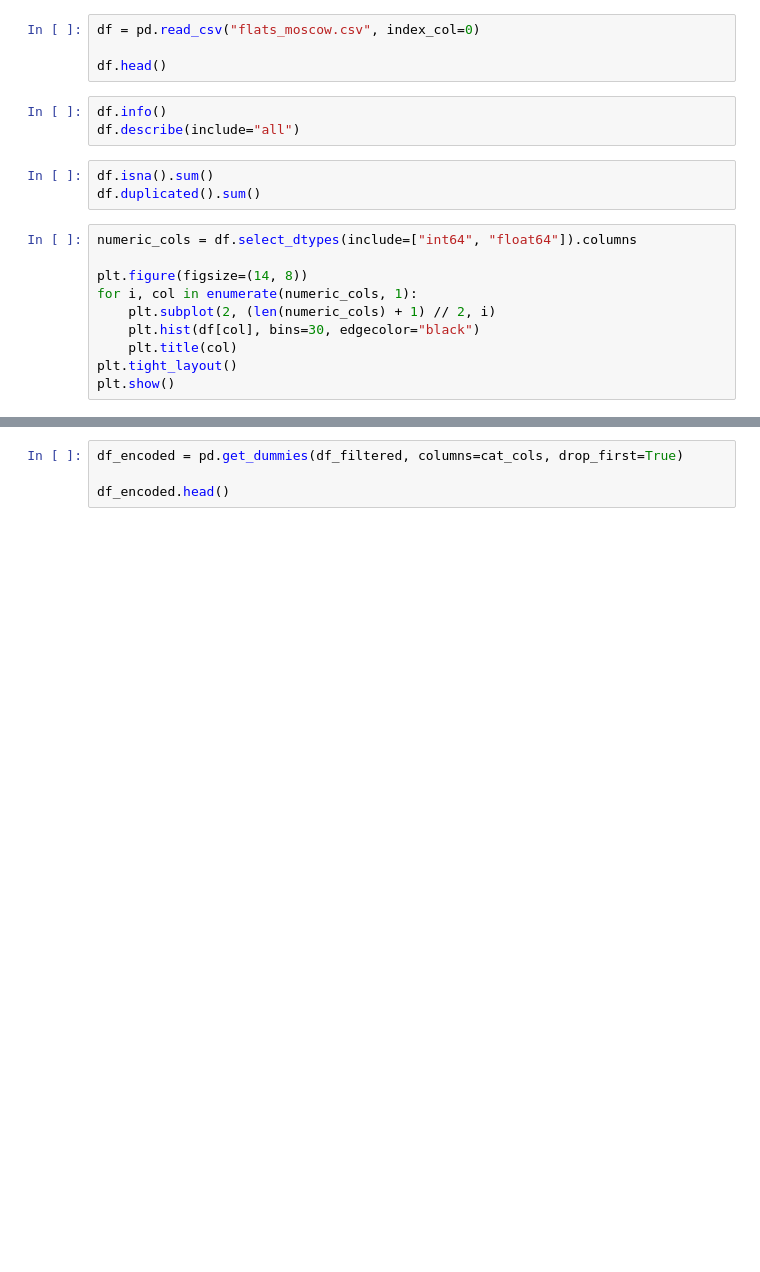
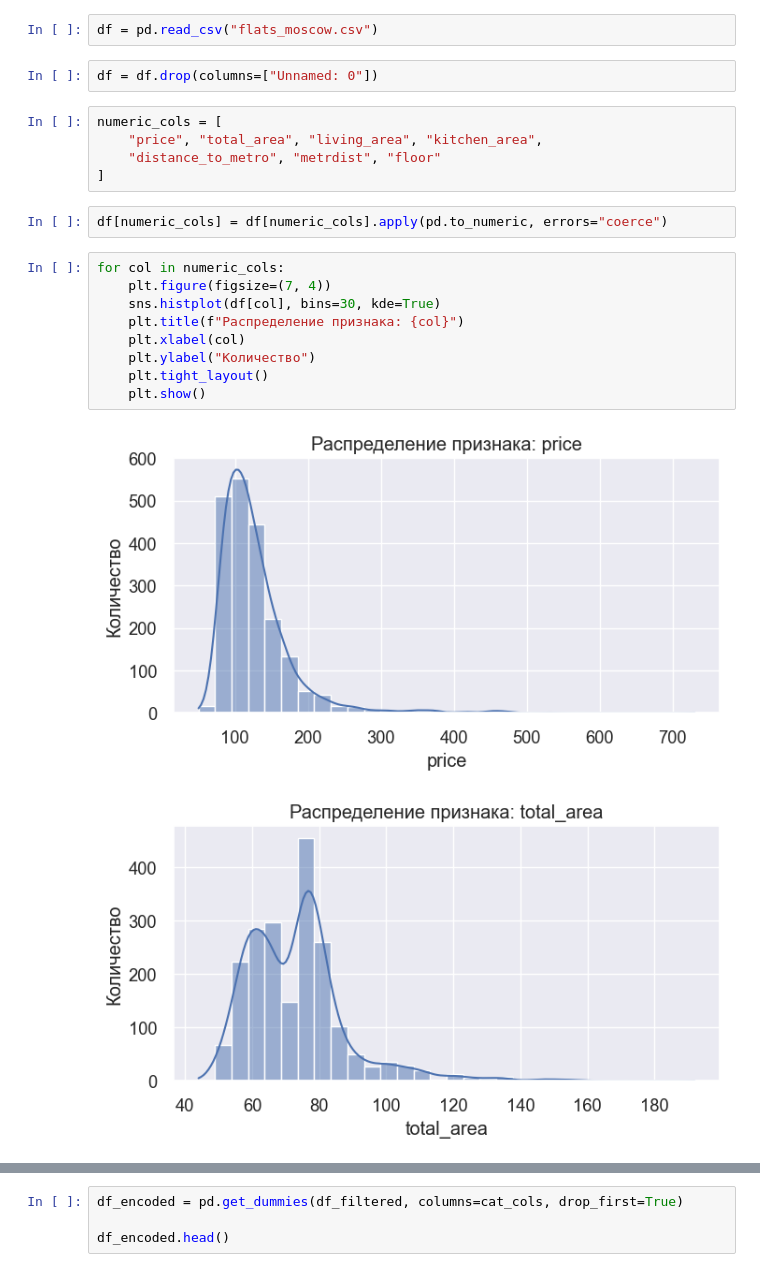
Before and after one commit to Olechka24/analysis-project, a Jupyter notebook: analysis.ipynb, the cells around one changed output, grey strips where cells are left out. Saved outputs shown, nothing was run; the diff lists cells and outputs as text; blank space fills up the shorter version.

```diff
--- a/analysis.ipynb
+++ b/analysis.ipynb
@@ -9,20 +9,23 @@ pd.set_option("display.max_columns", None)
 # %%
-df = pd.read_csv("flats_moscow.csv", index_col=0)
-
-df.head()
+df = pd.read_csv("flats_moscow.csv")
 # %%
-df.info()
-df.describe(include="all")
+df = df.drop(columns=["Unnamed: 0"])
 # %%
-df.isna().sum()
-df.duplicated().sum()
+numeric_cols = [
+    "price", "total_area", "living_area", "kitchen_area",
+    "distance_to_metro", "metrdist", "floor"
+]
+# %%
+df[numeric_cols] = df[numeric_cols].apply(pd.to_numeric, errors="coerce")
 # %%
-numeric_cols = df.select_dtypes(include=["int64", "float64"]).columns
-
-plt.figure(figsize=(14, 8))
-for i, col in enumerate(numeric_cols, 1):
-    plt.subplot(2, (len(numeric_cols) + 1) // 2, i)
-    plt.hist(df[col], bins=30, edgecolor="black")
-    plt.title(col)
-plt.tight_layout()
-plt.show()
+for col in numeric_cols:
+    plt.figure(figsize=(7, 4))
+    sns.histplot(df[col], bins=30, kde=True)
+    plt.title(f"Распределение признака: {col}")
+    plt.xlabel(col)
+    plt.ylabel("Количество")
+    plt.tight_layout()
+    plt.show()
+# %% [output]
+[figure, added]
+[figure, added]
```
Also changed, not shown: parts of 7 cells of this notebook, 1 other file.
